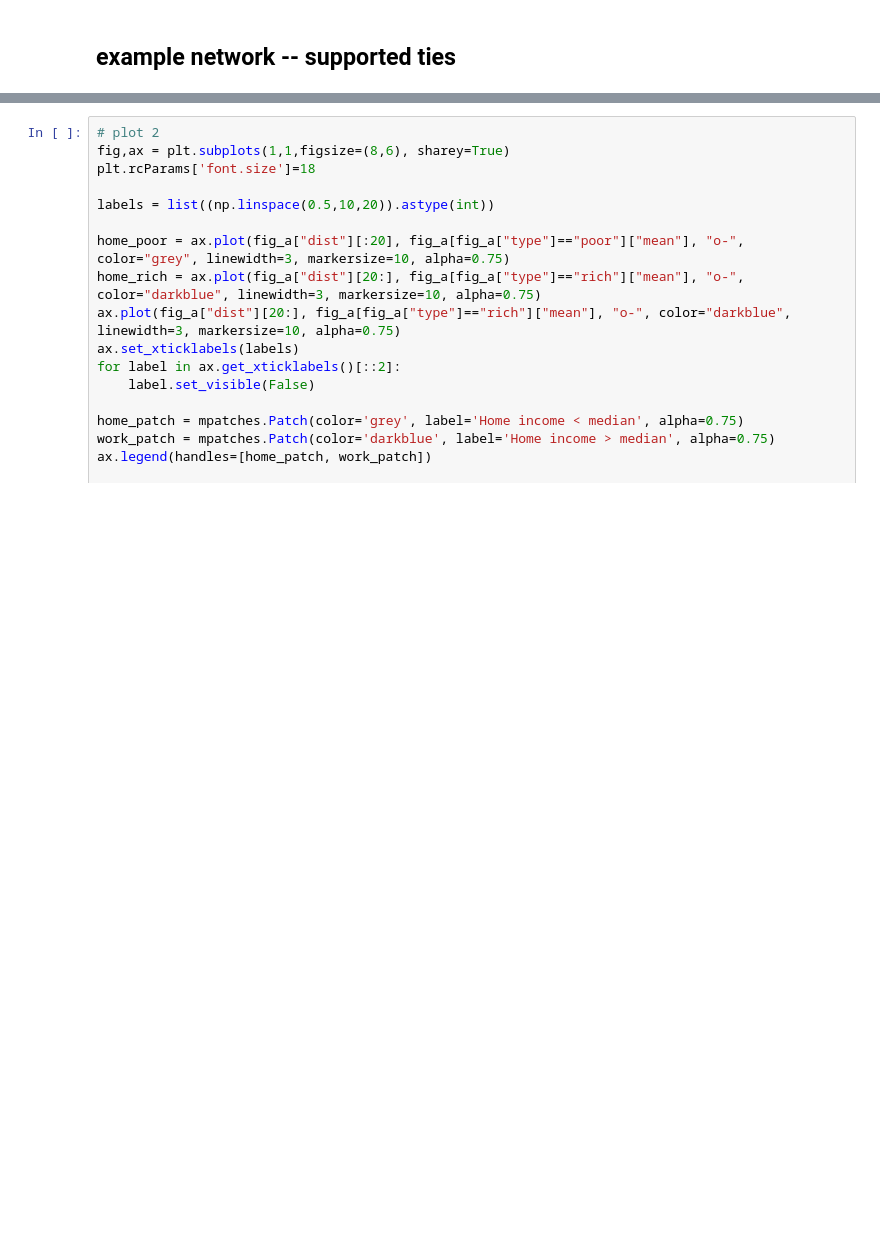
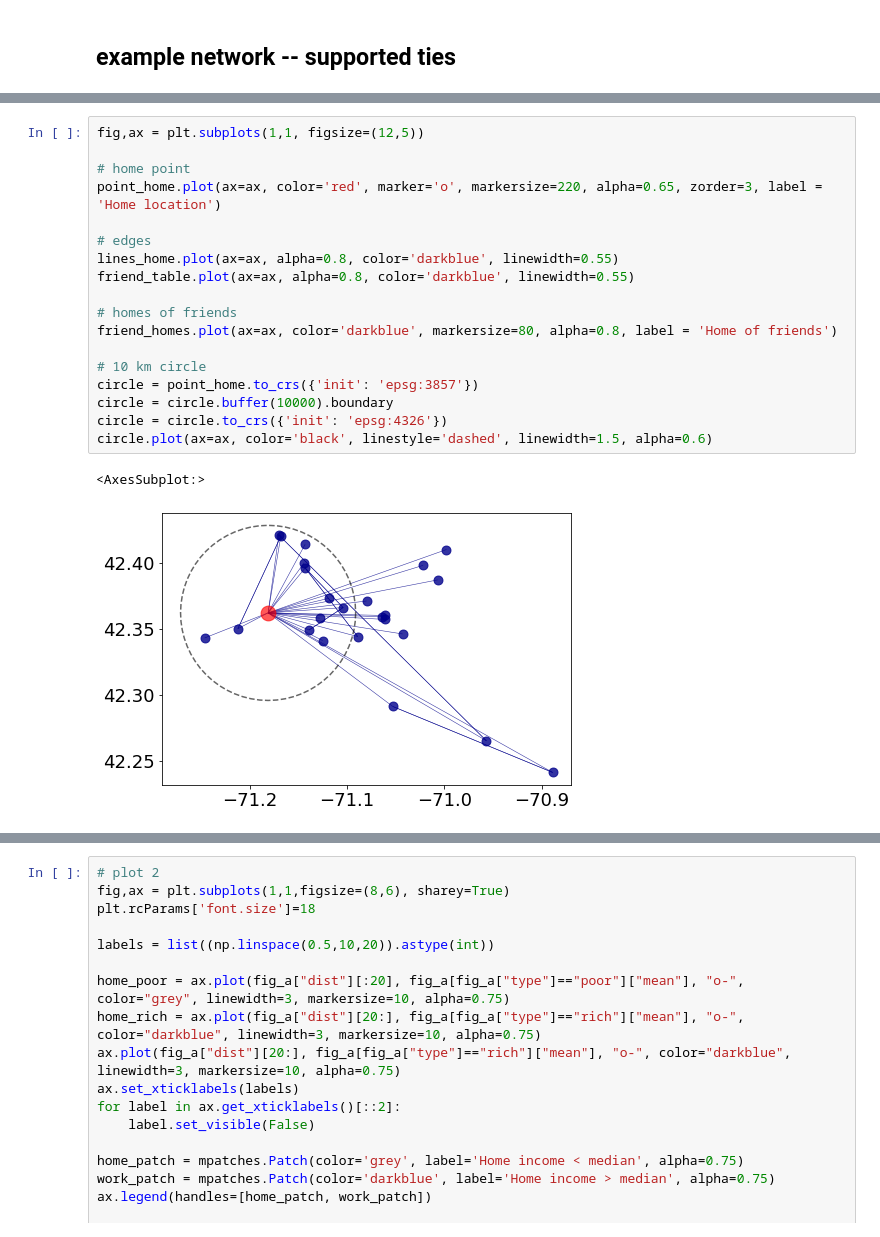
Before and after one commit to sandorjuhasz/ties-around-home, a Jupyter notebook: scripts/visuals.ipynb, the cells around one changed output, grey strips where cells are left out. Drawn from its saved outputs; the diff is of its cells as text; blank space fills up the shorter version.

```diff
--- a/scripts/visuals.ipynb
+++ b/scripts/visuals.ipynb
@@ -859,0 +909,21 @@ graph.add_edges_from([("A", "B"), ("A", "C"), ("B", "C"), ("A", "D"), ("A", "F")
+# %%
+fig,ax = plt.subplots(1,1, figsize=(12,5))
+
+# home point
+point_home.plot(ax=ax, color='red', marker='o', markersize=220, alpha=0.65, zorder=3, label = 'Home location')
+
+# edges
+lines_home.plot(ax=ax, alpha=0.8, color='darkblue', linewidth=0.55)
+friend_table.plot(ax=ax, alpha=0.8, color='darkblue', linewidth=0.55)
+
+# homes of friends
+friend_homes.plot(ax=ax, color='darkblue', markersize=80, alpha=0.8, label = 'Home of friends')
+
+# 10 km circle
+circle = point_home.to_crs({'init': 'epsg:3857'})
+circle = circle.buffer(10000).boundary
+circle = circle.to_crs({'init': 'epsg:4326'})
+circle.plot(ax=ax, color='black', linestyle='dashed', linewidth=1.5, alpha=0.6)
+# %% [output]
+<AxesSubplot:>
+[figure, added]
```
Also changed, not shown: parts of 14 cells of this notebook.
